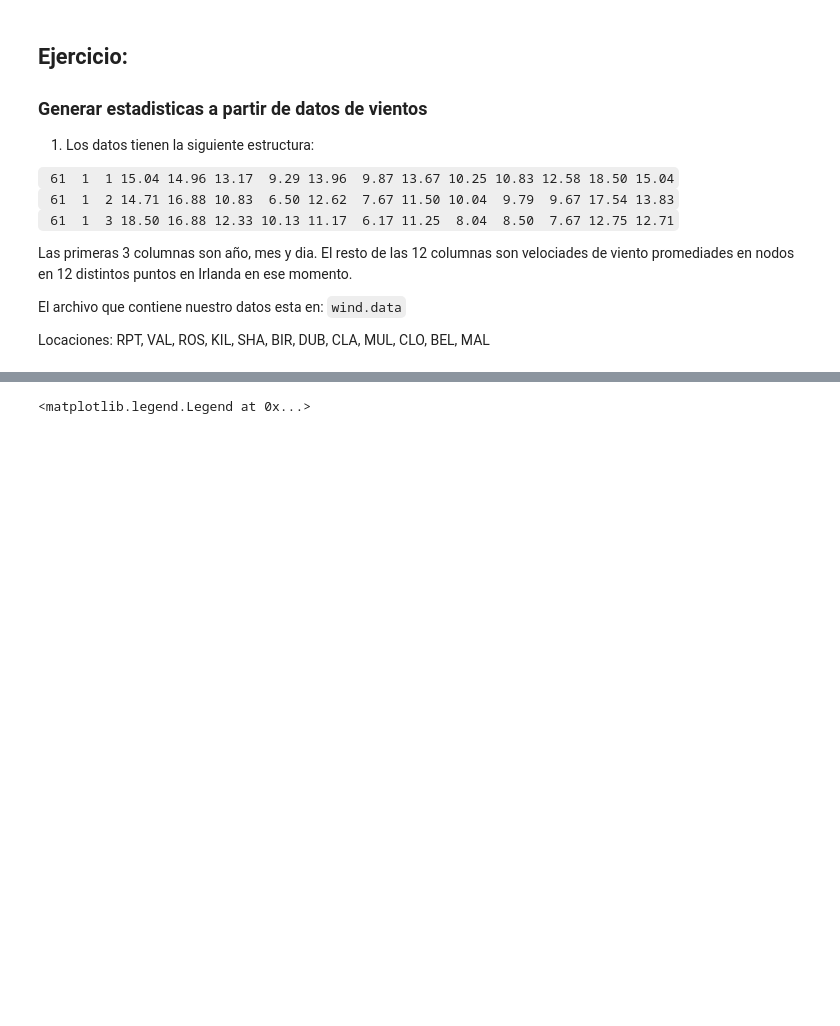
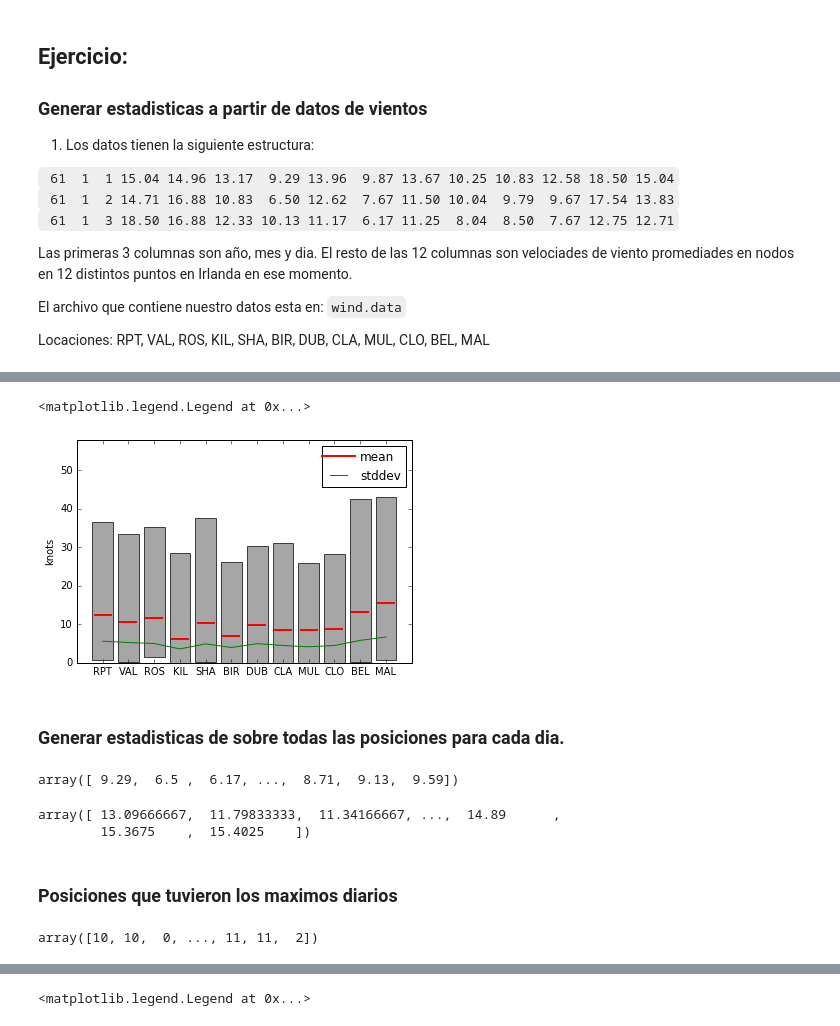
Before and after one commit to hmedrano/curso-python-cientifico, a Jupyter notebook: nb03-scipy-ejercicios.ipynb, the cells around one changed output, grey strips where cells are left out. Saved outputs shown, nothing was run; the diff lists cells and outputs as text; code cells hidden in the pictures; blank space fills up the shorter version.

```diff
--- a/nb03-scipy-ejercicios.ipynb
+++ b/nb03-scipy-ejercicios.ipynb
@@ -36,0 +98,37 @@ import matplotlib.pyplot as plt
+# %%
+x = np.linspace(1,12,12)
+
+plt.xticks(btm,locations)
+plt.bar(x,wdmax,align='center',bottom=wdmin, color='gray', alpha=0.7)
+plt.plot(x,wdmean,'_r',markersize=18, markeredgewidth=2,label="mean")
+plt.plot(x,wdstd,'g', label='stddev')
+
+plt.ylim([0,58])
+plt.xlim([0,13])
+
+plt.ylabel('knots')
+plt.legend(loc='upper right')
+# %% [output]
+<matplotlib.legend.Legend at 0x...>
+[figure, added]
+# %% [markdown]
+### Generar estadisticas de sobre todas las posiciones para cada dia.
+# %%
+# Las mismas operaciones, aplicandola sobre el eje de los renglones o segunda dimensión
+wind_data.min(axis=1)
+# %% [output]
+array([ 9.29,  6.5 ,  6.17, ...,  8.71,  9.13,  9.59])
+# %%
+wind_data.mean(axis=1)
+# %% [output]
+array([ 13.09666667,  11.79833333,  11.34166667, ...,  14.89      ,
+        15.3675    ,  15.4025    ])
+# %% [markdown]
+### Posiciones que tuvieron los maximos diarios
+# %%
+# Los valores maximos, sobre renglones
+wind_data.max(axis=1)
+# Los indices, que contienen los valores maximos
+wind_data.argmax(axis=1)
+# %% [output]
+array([10, 10,  0, ..., 11, 11,  2])
```
Also changed, not shown: parts of 29 cells of this notebook.
